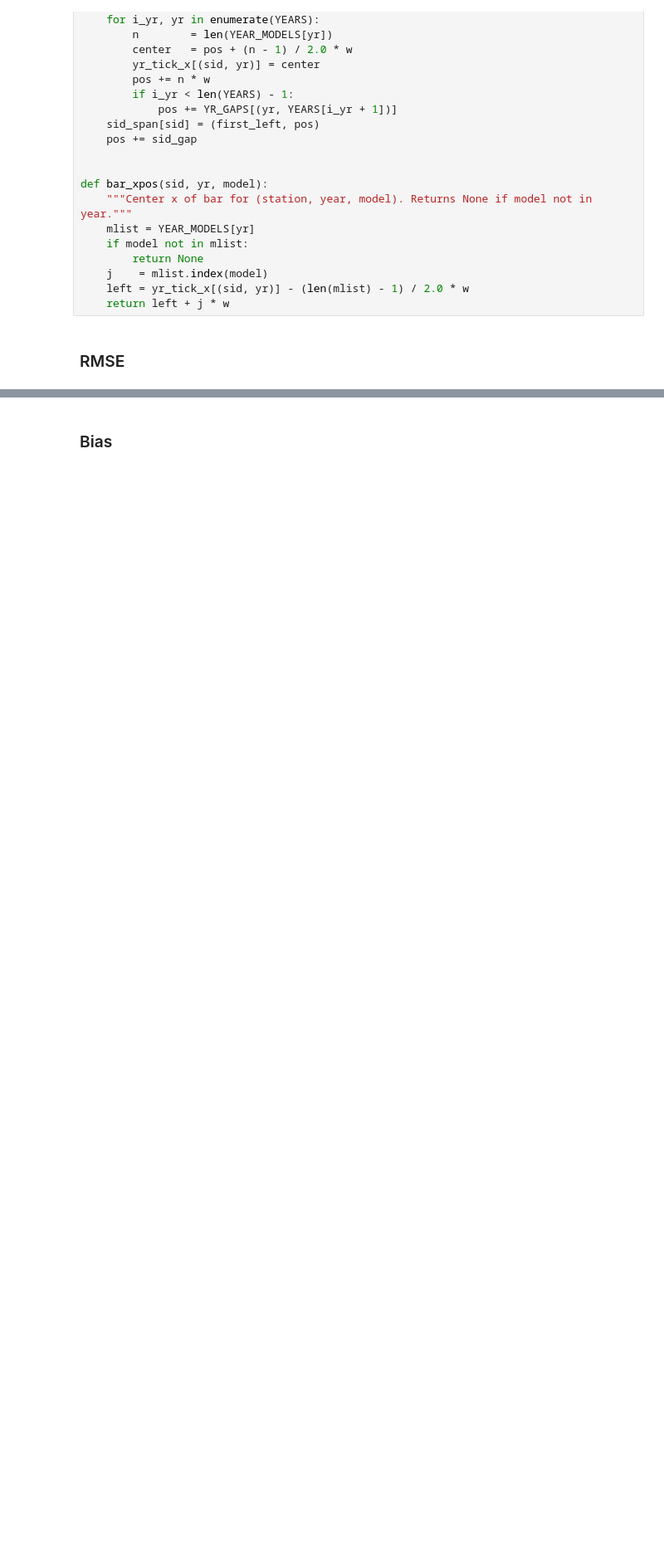
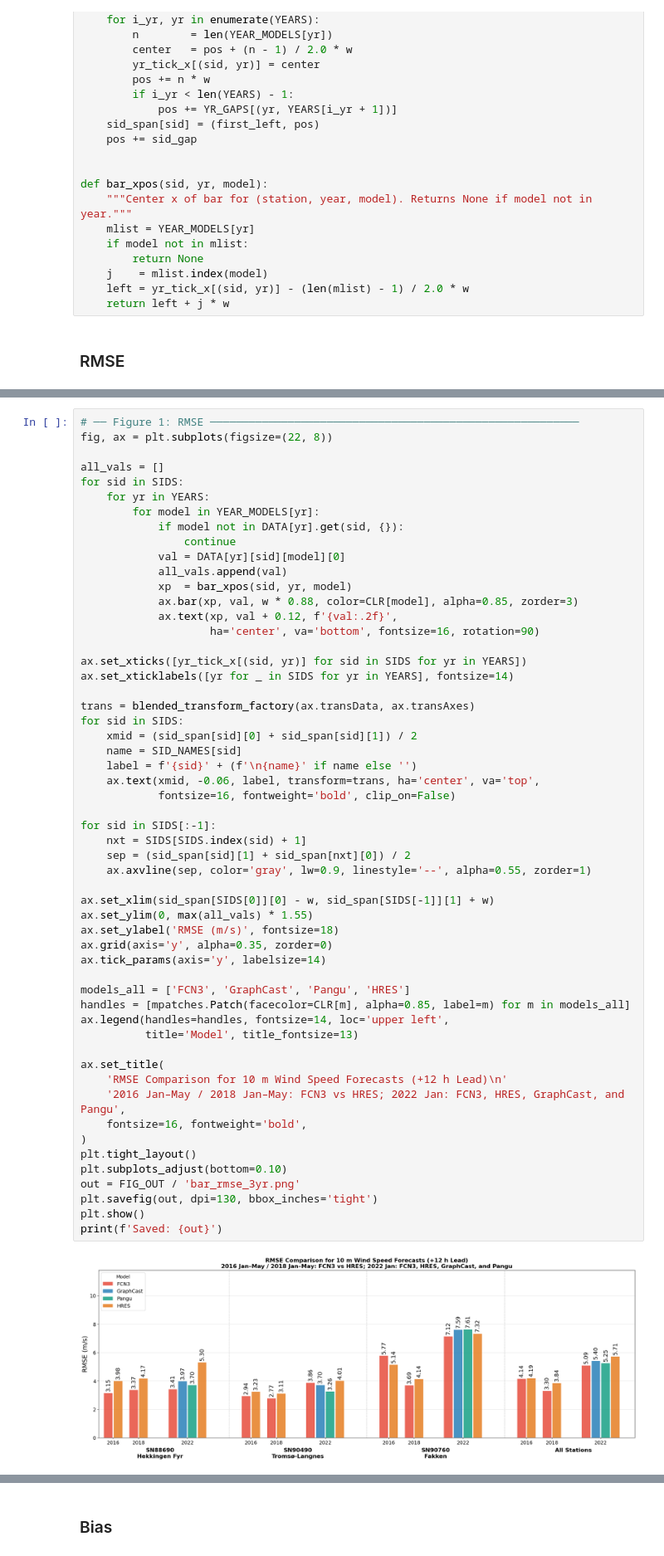
Before and after one commit to chensy618/WF-experiments, a Jupyter notebook: experiments/notebooks/comparison_summary.ipynb, the cells around one changed output, grey strips where cells are left out. Shown at 83% size. Cells and saved outputs as stored; diff of their text form; blank space fills up the shorter version.

```diff
--- a/experiments/notebooks/comparison_summary.ipynb
+++ b/experiments/notebooks/comparison_summary.ipynb
@@ -498,0 +440,57 @@ Saved: /cluster/home/siyan/github/WF-experiments/experiments/notebooks/figures/c
+# %%
+# ── Figure 1: RMSE ─────────────────────────────────────────────────────────
+fig, ax = plt.subplots(figsize=(22, 8))
+
+all_vals = []
+for sid in SIDS:
+    for yr in YEARS:
+        for model in YEAR_MODELS[yr]:
+            if model not in DATA[yr].get(sid, {}):
+                continue
+            val = DATA[yr][sid][model][0]
+            all_vals.append(val)
+            xp  = bar_xpos(sid, yr, model)
+            ax.bar(xp, val, w * 0.88, color=CLR[model], alpha=0.85, zorder=3)
+            ax.text(xp, val + 0.12, f'{val:.2f}',
+                    ha='center', va='bottom', fontsize=16, rotation=90)
+
+ax.set_xticks([yr_tick_x[(sid, yr)] for sid in SIDS for yr in YEARS])
+ax.set_xticklabels([yr for _ in SIDS for yr in YEARS], fontsize=14)
+
+trans = blended_transform_factory(ax.transData, ax.transAxes)
+for sid in SIDS:
+    xmid = (sid_span[sid][0] + sid_span[sid][1]) / 2
+    name = SID_NAMES[sid]
+    label = f'{sid}' + (f'\n{name}' if name else '')
+    ax.text(xmid, -0.06, label, transform=trans, ha='center', va='top',
+            fontsize=16, fontweight='bold', clip_on=False)
+
+for sid in SIDS[:-1]:
+    nxt = SIDS[SIDS.index(sid) + 1]
+    sep = (sid_span[sid][1] + sid_span[nxt][0]) / 2
+    ax.axvline(sep, color='gray', lw=0.9, linestyle='--', alpha=0.55, zorder=1)
+
+ax.set_xlim(sid_span[SIDS[0]][0] - w, sid_span[SIDS[-1]][1] + w)
+ax.set_ylim(0, max(all_vals) * 1.55)
+ax.set_ylabel('RMSE (m/s)', fontsize=18)
+ax.grid(axis='y', alpha=0.35, zorder=0)
+ax.tick_params(axis='y', labelsize=14)
+
+models_all = ['FCN3', 'GraphCast', 'Pangu', 'HRES']
+handles = [mpatches.Patch(facecolor=CLR[m], alpha=0.85, label=m) for m in models_all]
+ax.legend(handles=handles, fontsize=14, loc='upper left',
+          title='Model', title_fontsize=13)
+
+ax.set_title(
+    'RMSE Comparison for 10 m Wind Speed Forecasts (+12 h Lead)\n'
+    '2016 Jan–May / 2018 Jan–May: FCN3 vs HRES; 2022 Jan: FCN3, HRES, GraphCast, and Pangu',
+    fontsize=16, fontweight='bold',
+)
+plt.tight_layout()
+plt.subplots_adjust(bottom=0.10)
+out = FIG_OUT / 'bar_rmse_3yr.png'
+plt.savefig(out, dpi=130, bbox_inches='tight')
+plt.show()
+print(f'Saved: {out}')
+# %% [output]
+[figure, added]
```
Also changed, not shown: parts of 4 cells of this notebook, 2 other files.
